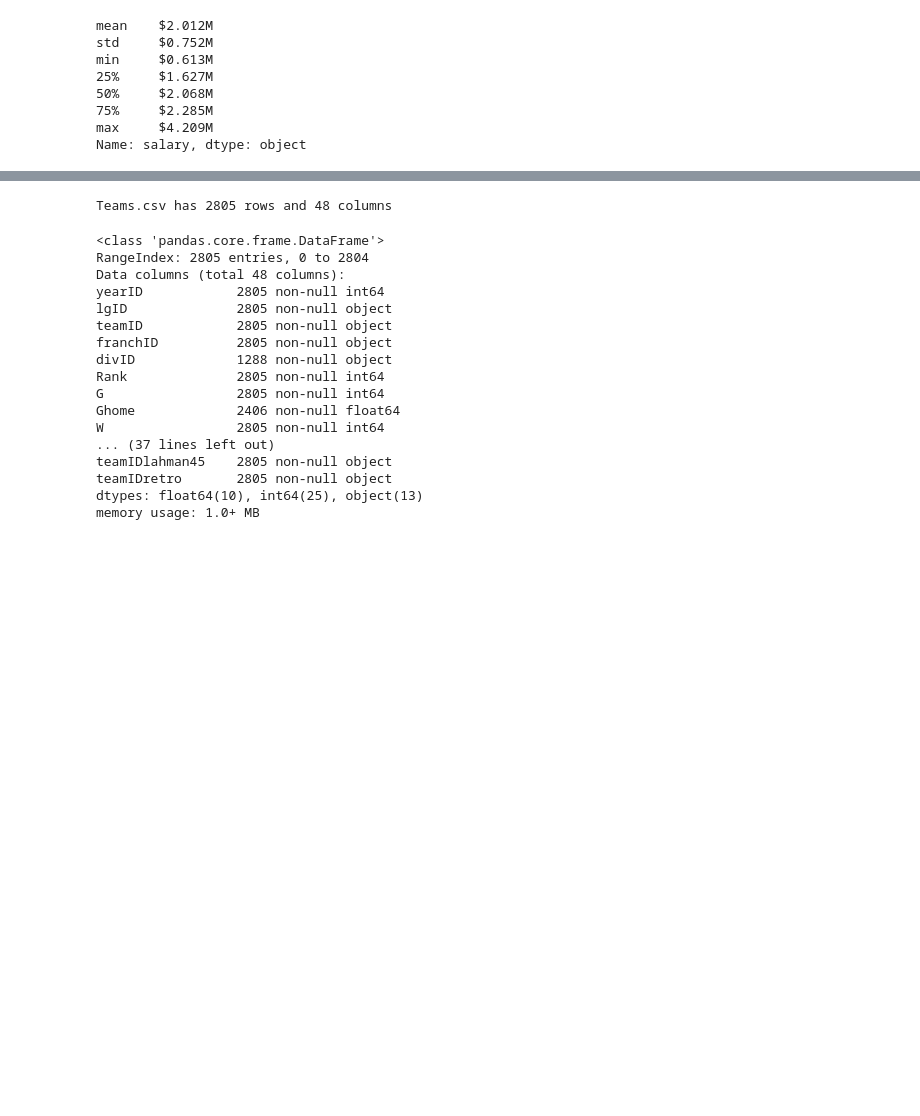
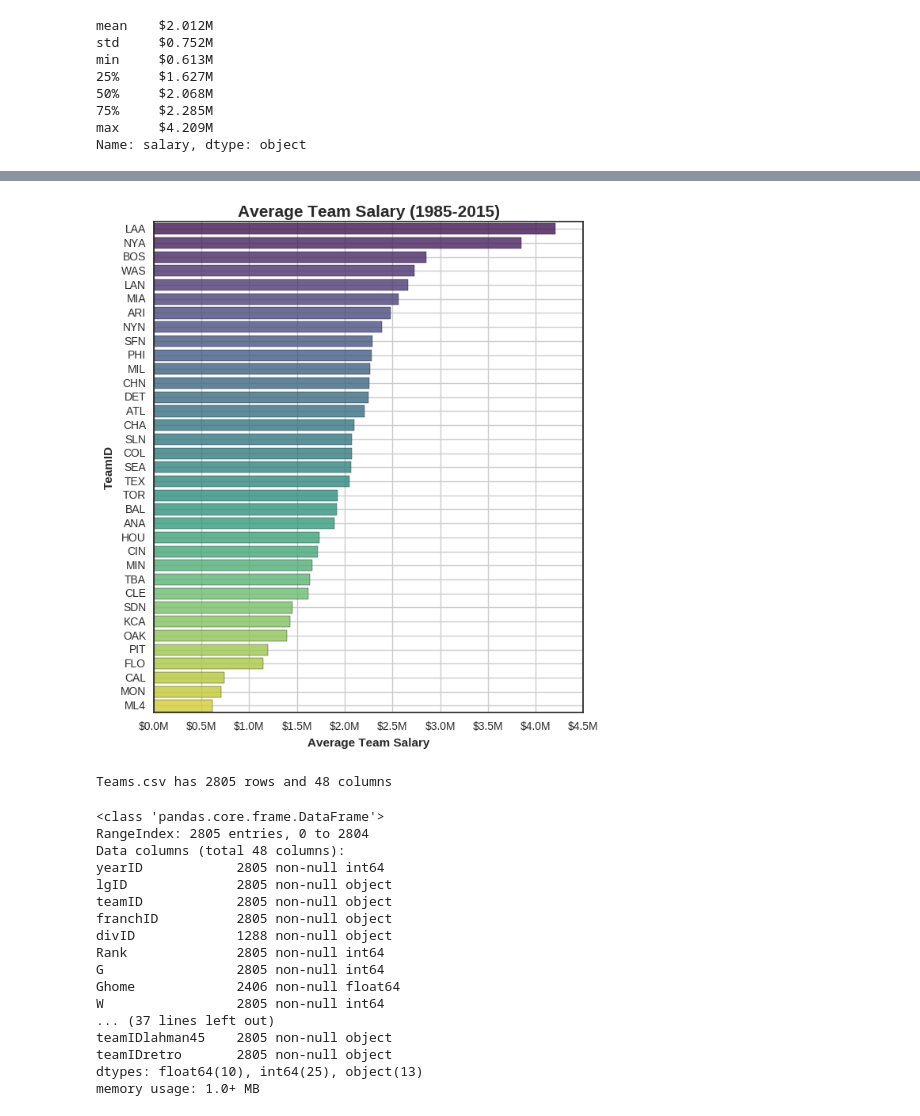
Before and after one commit to bonamprabhu/baseball-statistics, a Jupyter notebook: baseball-statistics.ipynb, the cells around one changed output, grey strips where cells are left out. Cells and saved outputs as stored; diff of their text form; code cells hidden in the pictures; blank space fills up the shorter version.

```diff
--- a/baseball-statistics.ipynb
+++ b/baseball-statistics.ipynb
@@ -112,3 +114,15 @@ for t, s in zip(team_avg_salary.index, team_avg_salary):
+# %%
+plt.figure(figsize=(7,8))
+d = team_avg_salary.sort_values(ascending=False)
+g = sns.barplot(x=d, y=d.index, palette="viridis", alpha=0.8)
+g.set_title("Average Team Salary (1985-2015)", fontsize=15, weight='bold')
+g.xaxis.set_major_formatter(formatter)
+g.set_xlabel("Average Team Salary", weight='bold')
+
+g.set_ylabel("TeamID", weight='bold')
+g.grid()
+# %% [output]
+[figure, added]
 # %%
 teams = read_csv('Teams.csv')
 # %% [output]
```
Also changed, not shown: parts of 11 cells of this notebook.
